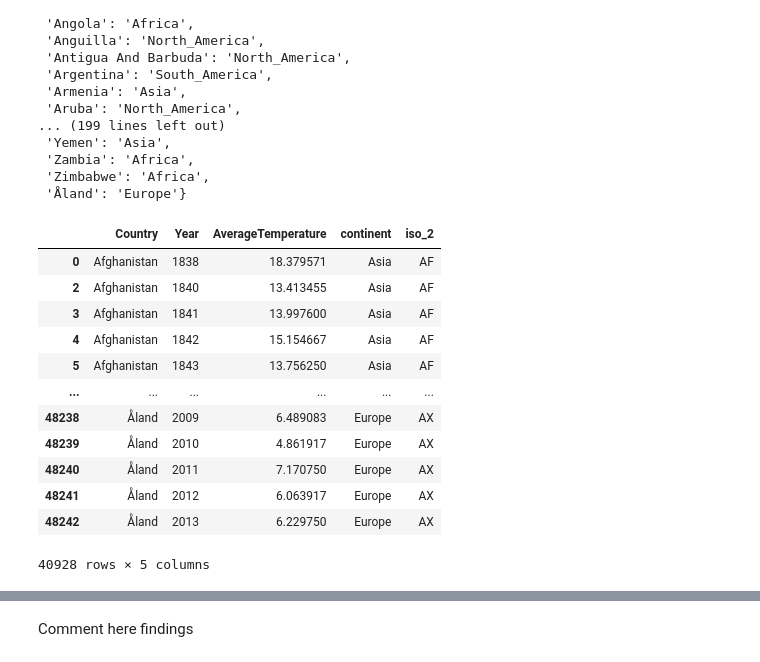
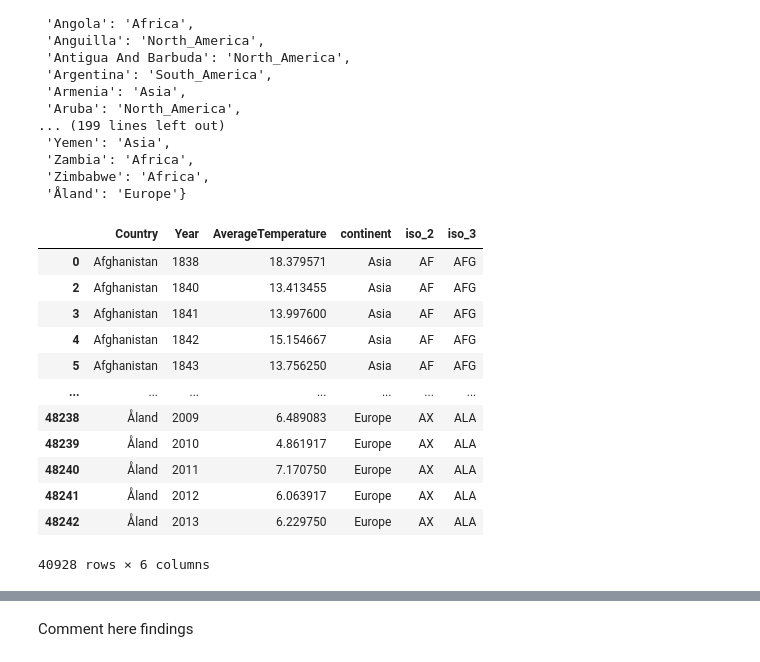
Before and after one commit to ArisMei/Beg-python-project, a Jupyter notebook: analysis/project-notebook-12.ipynb, the cells around one changed output, grey strips where cells are left out. Cells and saved outputs as stored; diff of their text form; code cells hidden in the pictures.

```diff
--- a/analysis/project-notebook-12.ipynb
+++ b/analysis/project-notebook-12.ipynb
@@ -86,13 +89,18 @@ unique_countries = df_year_temp.Country.unique()
 # Creating name to continent code mapper dict
 country_name_to_continent_code = {}
 country_name_to_country_code = {}
+country_name_to_country_code_iso_3 = {}
+
 for country in unique_countries:
     try:
         # Pulling country code
-        country_code = pycountry.countries.search_fuzzy(country)[0].alpha_2
+        country_result = pycountry.countries.search_fuzzy(country)[0]
+        country_code = country_result.alpha_2
+        country_code_iso_3 = country_result.alpha_3
 
         # Pulling continent name
         country_name_to_country_code[country] = country_code
+        country_name_to_country_code_iso_3[country] = country_code_iso_3
         country_name_to_continent_code[country] = pc.country_alpha2_to_continent_code(country_code)
 
     except LookupError:
@@ -160,20 +168,21 @@ country_name_to_continent_name
 # %%
 # Applying mappings to land temperature dataset
 df_year_temp = df_year_temp.assign(continent = lambda x: x.Country.map(country_name_to_continent_name),
-                                   iso_2 = lambda x: x.Country.map(country_name_to_country_code))
+                                   iso_2 = lambda x: x.Country.map(country_name_to_country_code),
+                                   iso_3 = lambda x: x.Country.map(country_name_to_country_code_iso_3))
 df_year_temp.dropna()
 # %% [output]
-|  | Country | Year | AverageTemperature | continent | iso_2 |
-| 0 | Afghanistan | 1838 | 18.379571 | Asia | AF |
-| 2 | Afghanistan | 1840 | 13.413455 | Asia | AF |
-| 3 | Afghanistan | 1841 | 13.997600 | Asia | AF |
-| 4 | Afghanistan | 1842 | 15.154667 | Asia | AF |
-| 5 | Afghanistan | 1843 | 13.756250 | Asia | AF |
-| ... | ... | ... | ... | ... | ... |
-| 48238 | Åland | 2009 | 6.489083 | Europe | AX |
-| 48239 | Åland | 2010 | 4.861917 | Europe | AX |
-| 48240 | Åland | 2011 | 7.170750 | Europe | AX |
-| 48241 | Åland | 2012 | 6.063917 | Europe | AX |
-| 48242 | Åland | 2013 | 6.229750 | Europe | AX |
+|  | Country | Year | AverageTemperature | continent | iso_2 | iso_3 |
+| 0 | Afghanistan | 1838 | 18.379571 | Asia | AF | AFG |
+| 2 | Afghanistan | 1840 | 13.413455 | Asia | AF | AFG |
+| 3 | Afghanistan | 1841 | 13.997600 | Asia | AF | AFG |
+| 4 | Afghanistan | 1842 | 15.154667 | Asia | AF | AFG |
+| 5 | Afghanistan | 1843 | 13.756250 | Asia | AF | AFG |
+| ... | ... | ... | ... | ... | ... | ... |
+| 48238 | Åland | 2009 | 6.489083 | Europe | AX | ALA |
+| 48239 | Åland | 2010 | 4.861917 | Europe | AX | ALA |
+| 48240 | Åland | 2011 | 7.170750 | Europe | AX | ALA |
+| 48241 | Åland | 2012 | 6.063917 | Europe | AX | ALA |
+| 48242 | Åland | 2013 | 6.229750 | Europe | AX | ALA |
-40928 rows × 5 columns
+40928 rows × 6 columns
 # %%
```
Also changed, not shown: parts of 32 cells of this notebook.
